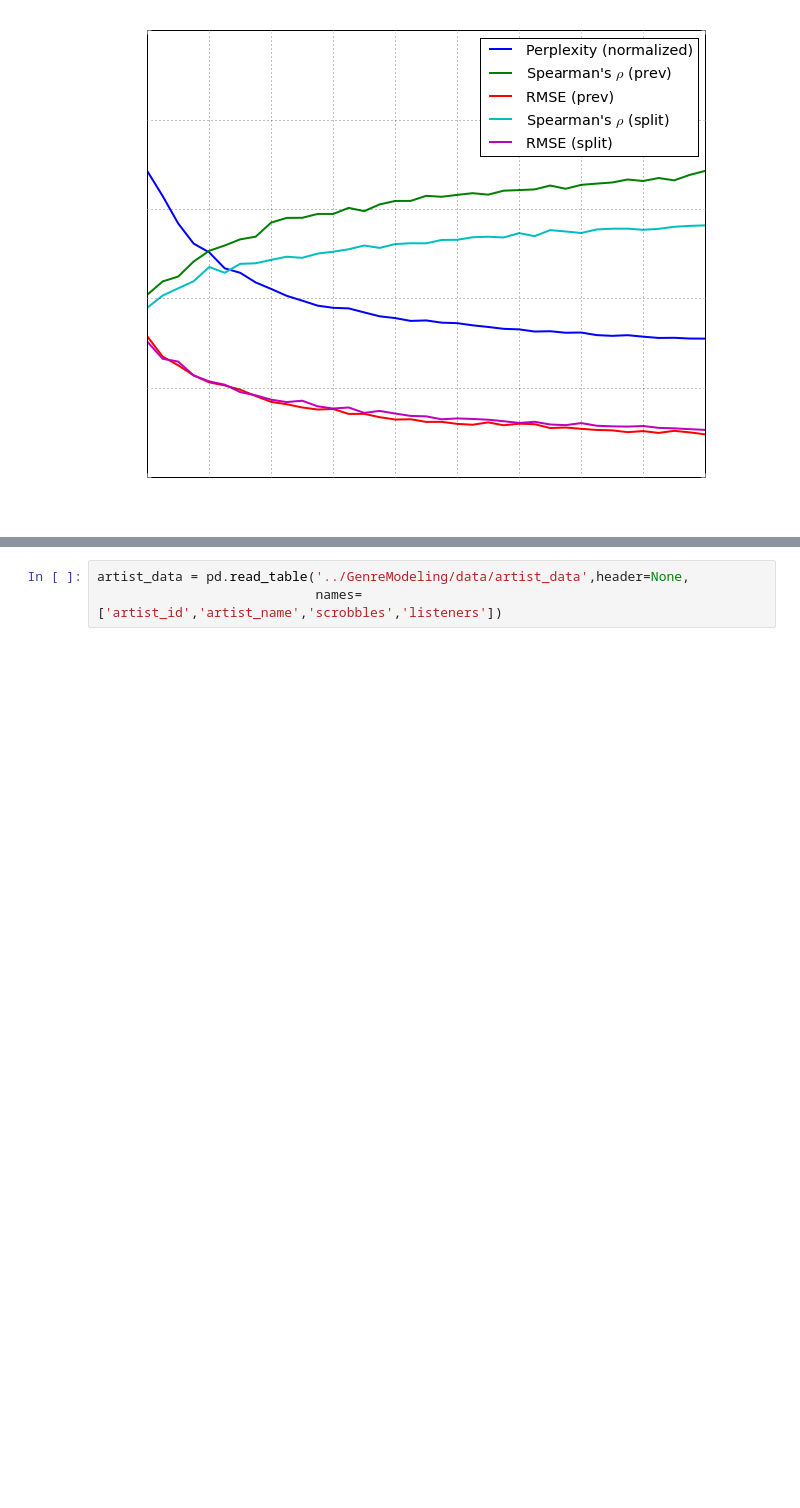
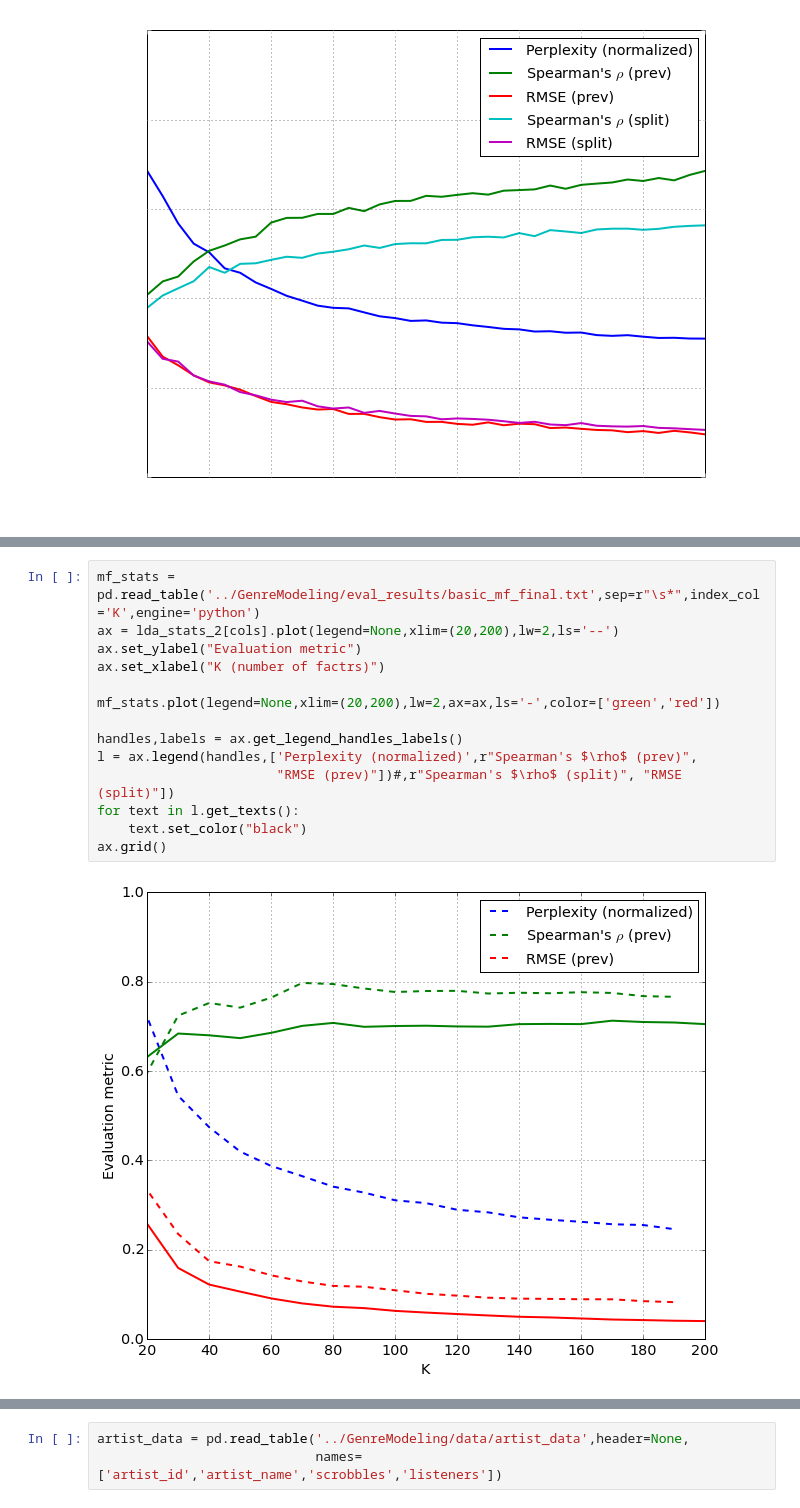
Before and after one commit to jlorince/MusicForaging, a Jupyter notebook: notebooks/northwestern.ipynb, the cells around one changed output, grey strips where cells are left out. Saved outputs shown, nothing was run; the diff lists cells and outputs as text; blank space fills up the shorter version.

```diff
--- a/notebooks/northwestern.ipynb
+++ b/notebooks/northwestern.ipynb
@@ -42,3 +59,19 @@ ax.grid()
+# %%
+mf_stats = pd.read_table('../GenreModeling/eval_results/basic_mf_final.txt',sep=r"\s*",index_col='K',engine='python')
+ax = lda_stats_2[cols].plot(legend=None,xlim=(20,200),lw=2,ls='--')
+ax.set_ylabel("Evaluation metric")
+ax.set_xlabel("K (number of factrs)")
+
+mf_stats.plot(legend=None,xlim=(20,200),lw=2,ax=ax,ls='-',color=['green','red'])
+
+handles,labels = ax.get_legend_handles_labels()
+l = ax.legend(handles,['Perplexity (normalized)',r"Spearman's $\rho$ (prev)",
+                       "RMSE (prev)"])#,r"Spearman's $\rho$ (split)", "RMSE (split)"])
+for text in l.get_texts():
+    text.set_color("black")
+ax.grid()
+# %% [output]
+[figure, added]
 # %%
 lda_summary = pd.read_table('../GenreModeling/eval_results/knn_lda.txt',sep=r"\s*",
                             engine='python',index_col=['k','source','method','topN'])
```
Also changed, not shown: parts of 23 cells of this notebook, 20 other files.
